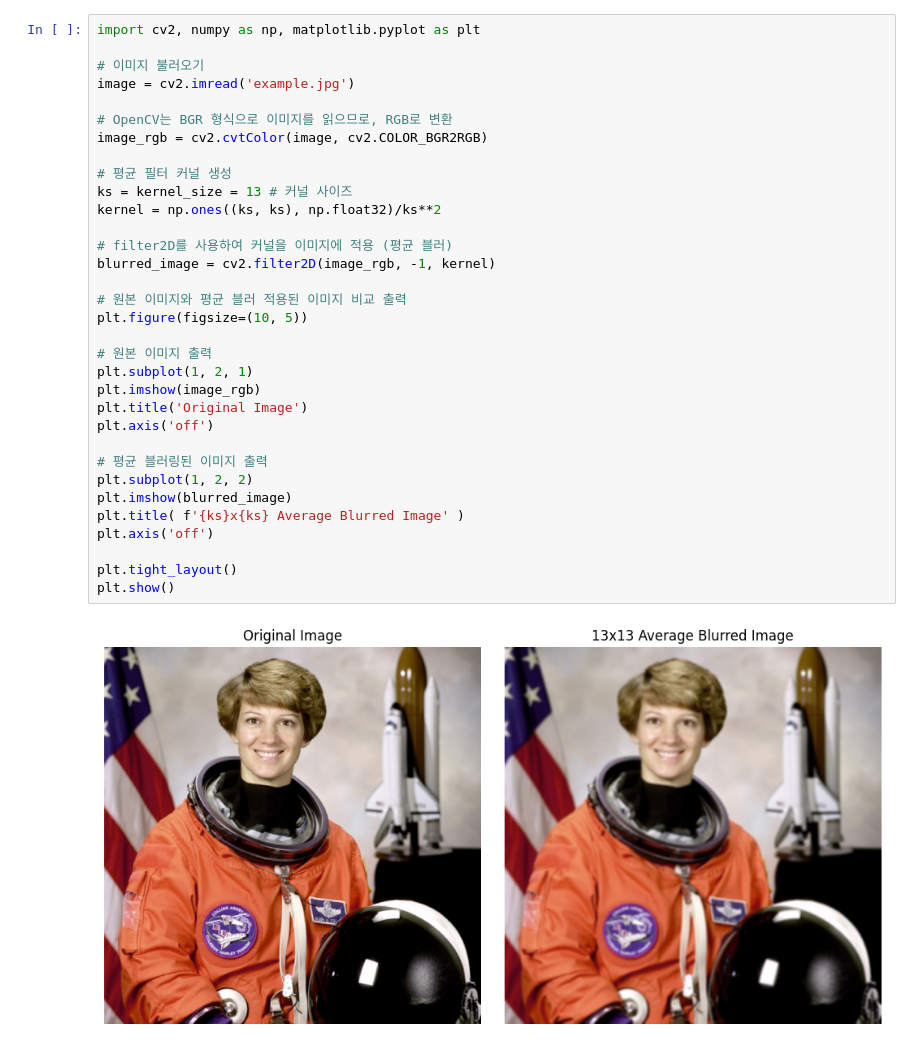
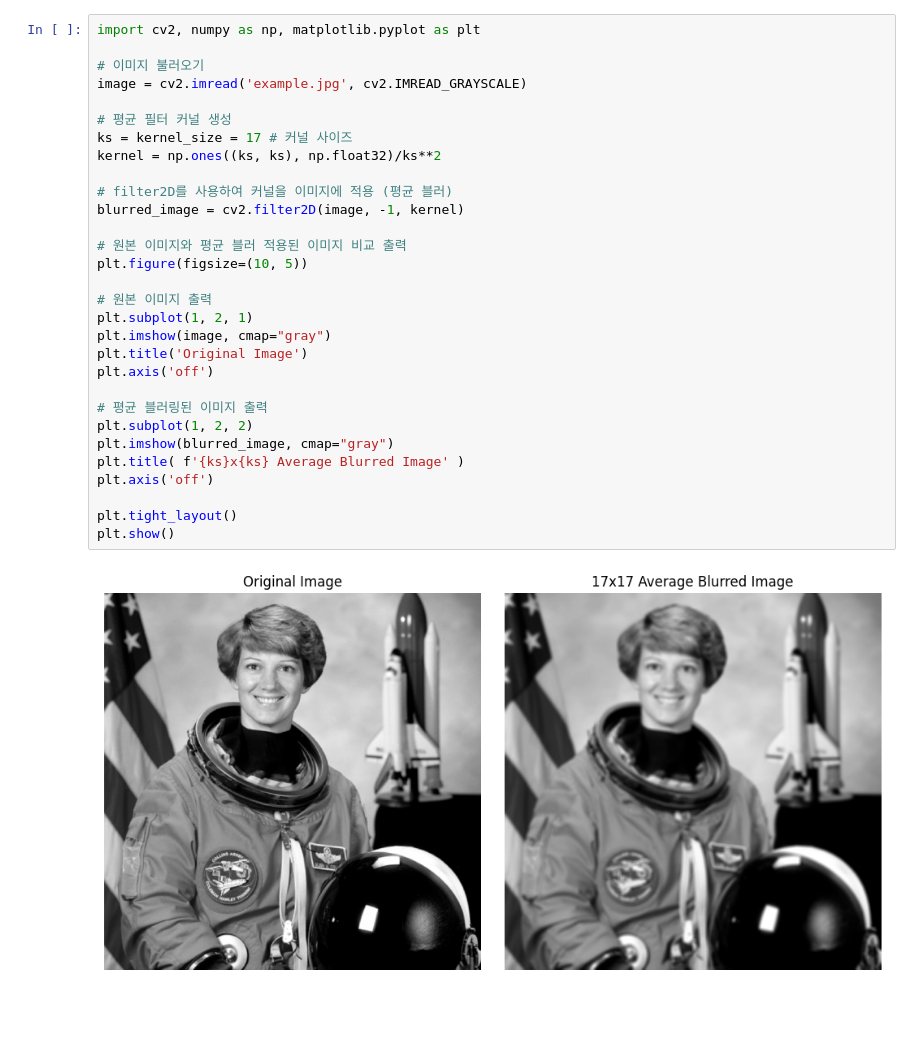
Before and after one commit to sunabove/opencv-python, a Jupyter notebook: ch_07_domain/106_평균 블러링 예제[.ipynb, the cells around one changed output. Cells and saved outputs as stored; diff of their text form; blank space fills up the shorter version.

```diff
--- a/ch_07_domain/106_평균 블러링 예제[.ipynb
+++ b/ch_07_domain/106_평균 블러링 예제[.ipynb
@@ -1,35 +1,32 @@
 # %%
 import cv2, numpy as np, matplotlib.pyplot as plt
 
 # 이미지 불러오기
-image = cv2.imread('example.jpg')
-
-# OpenCV는 BGR 형식으로 이미지를 읽으므로, RGB로 변환
-image_rgb = cv2.cvtColor(image, cv2.COLOR_BGR2RGB)
+image = cv2.imread('example.jpg', cv2.IMREAD_GRAYSCALE)
 
 # 평균 필터 커널 생성
-ks = kernel_size = 13 # 커널 사이즈
+ks = kernel_size = 17 # 커널 사이즈
 kernel = np.ones((ks, ks), np.float32)/ks**2
 
 # filter2D를 사용하여 커널을 이미지에 적용 (평균 블러)
-blurred_image = cv2.filter2D(image_rgb, -1, kernel)
+blurred_image = cv2.filter2D(image, -1, kernel)
 
 # 원본 이미지와 평균 블러 적용된 이미지 비교 출력
 plt.figure(figsize=(10, 5))
 
 # 원본 이미지 출력
 plt.subplot(1, 2, 1)
-plt.imshow(image_rgb)
+plt.imshow(image, cmap="gray")
 plt.title('Original Image')
 plt.axis('off')
 
 # 평균 블러링된 이미지 출력
 plt.subplot(1, 2, 2)
-plt.imshow(blurred_image)
+plt.imshow(blurred_image, cmap="gray")
 plt.title( f'{ks}x{ks} Average Blurred Image' )
 plt.axis('off')
 
 plt.tight_layout()
 plt.show()
 # %% [output]
-[figure, old version]
+[figure, new version]
```
Also changed, not shown: 2 other files.
